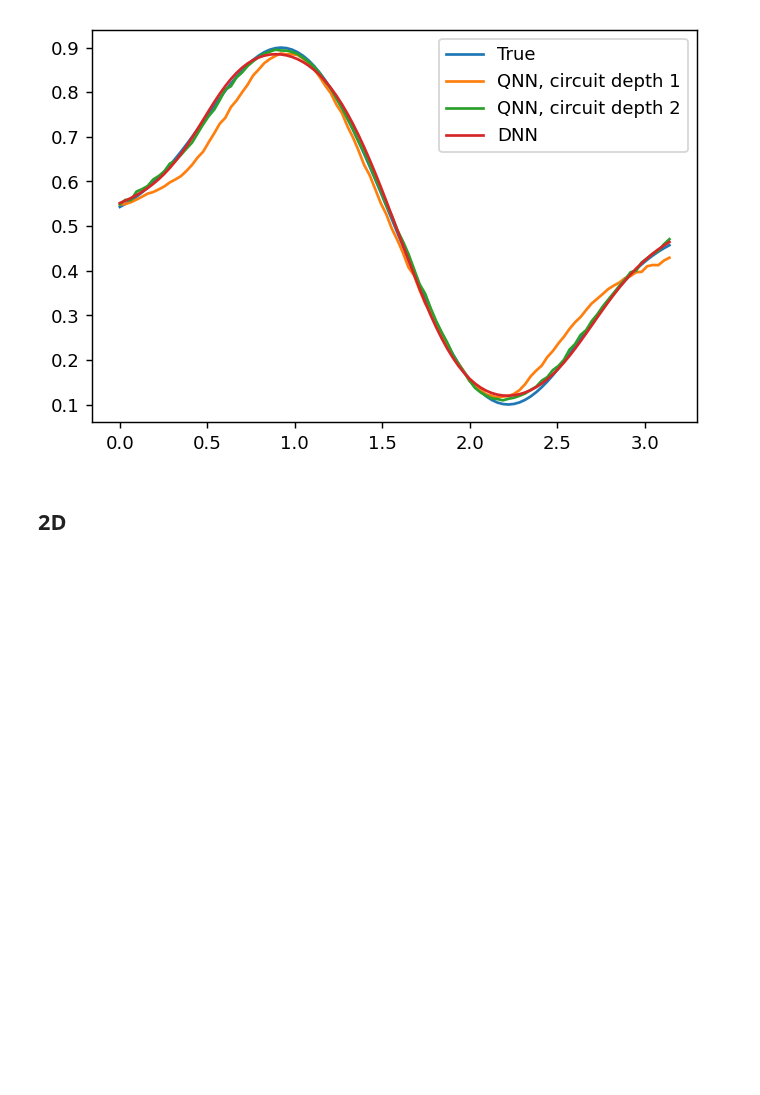
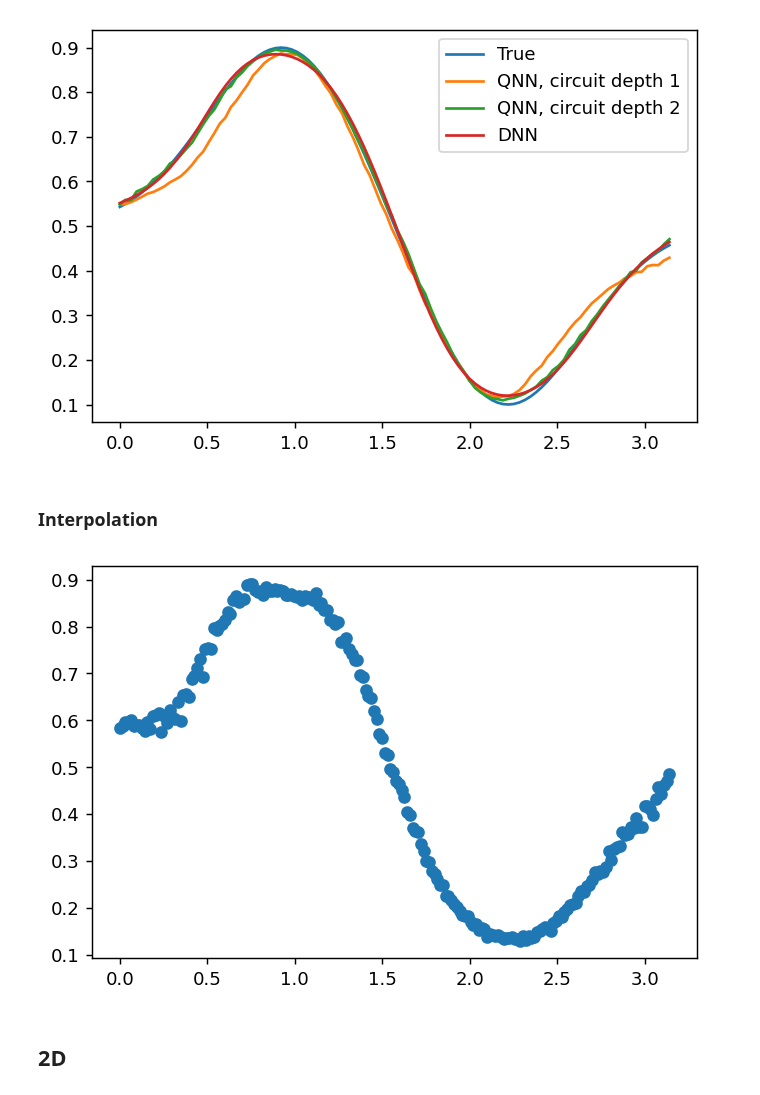
Before and after one commit to KristianWold/Master-Thesis, a Jupyter notebook: notebooks/analysis/Trainability, Analysis.ipynb, the cells around one changed output. Cells and saved outputs as stored; diff of their text form; code cells hidden in the pictures; blank space fills up the shorter version.

```diff
--- a/notebooks/analysis/Trainability, Analysis.ipynb
+++ b/notebooks/analysis/Trainability, Analysis.ipynb
@@ -139,6 +136,20 @@ plt.legend(["True", "QNN, circuit depth 1", "QNN, circuit depth 2", "DNN"])
 plt.show()
 # %% [output]
 [figure]
+# %% [markdown]
+### Interpolation
+# %%
+x = np.linspace(0, np.pi, 200).reshape(-1,1)
+# %%
+y_pred3 = qnn_list2[0].predict(x)
+# %%
+fig=plt.figure(figsize=(6,4), dpi= 130, facecolor='w', edgecolor='k')
+
+plt.plot(x, y_pred3, "o")
+
+plt.show()
+# %% [output]
+[figure, added]
 # %% [markdown]
 ## 2D
 # %%
```
Also changed, not shown: parts of 1 cell of this notebook, 18 other files.
